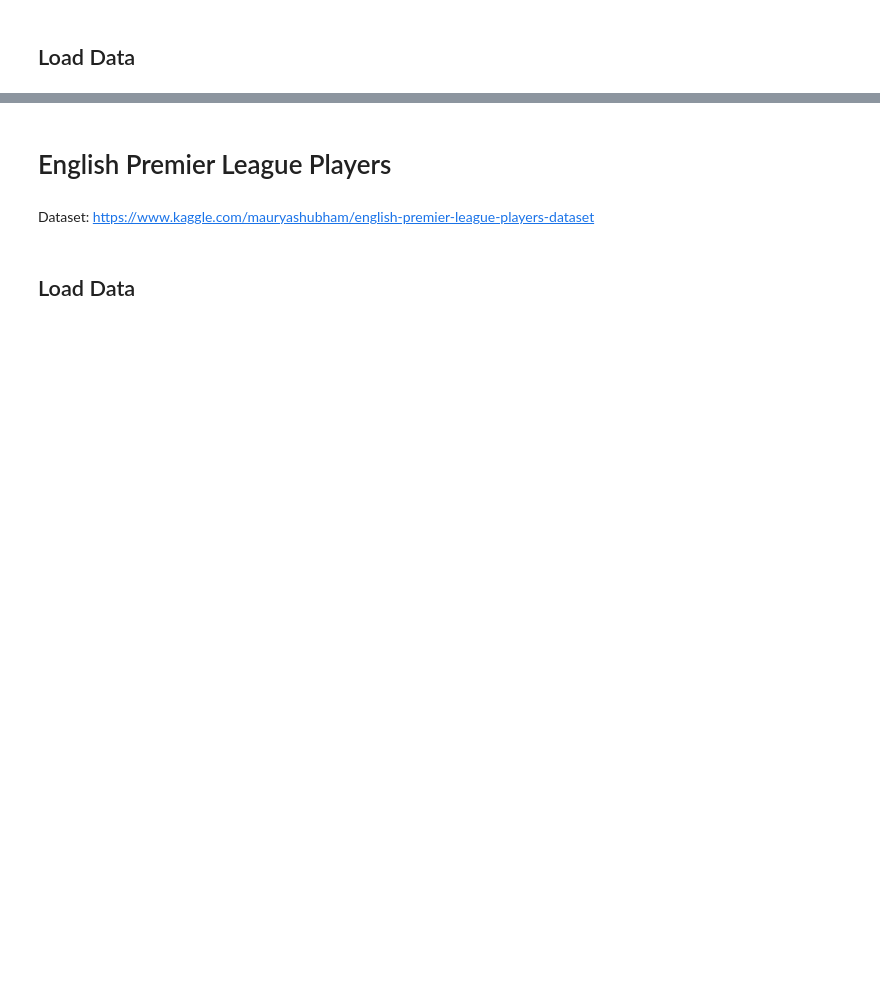
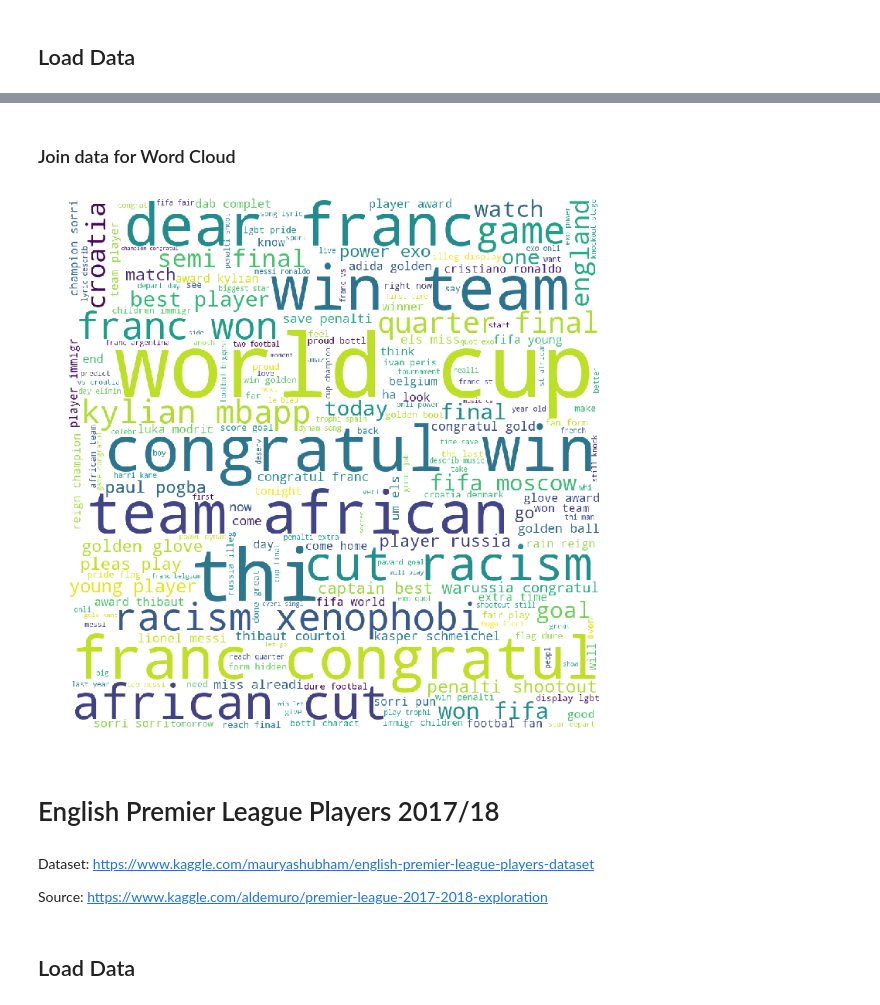
Before and after one commit to cristianl1251/sports-data-visualization, a Jupyter notebook: notebooks/meta-data.ipynb, the cells around one changed output, grey strips where cells are left out. Cells and saved outputs as stored; diff of their text form; code cells hidden in the pictures; blank space fills up the shorter version.

```diff
--- a/notebooks/meta-data.ipynb
+++ b/notebooks/meta-data.ipynb
@@ -62,0 +115,15 @@ df1.head(5)
+# %%
+def tokenize(text):
+    tokens = word_tokenize(text)
+    stems = stem_tokenize(tokens , stemmer)
+    return ' '.join(stems)
+#     return ' '.join(tokens)
+# %%
+corpus = []
+np.random.seed(10)
+idxs = list(np.random.randint(len(tweets), size=10000))
+
+for item in tweets[idxs]:
+    item = str(item).lower()
+    tokens = tokenize(item)
+    corpus.append(tokens)
@@ -63,7 +143,29 @@ df1.head(5)
+# %% [markdown]
+### Join data for Word Cloud
+# %%
+comment_words = ''
+
+for words in corpus:
+    comment_words = comment_words + words + ' '
+# %%
+wordcloud = WordCloud(width = 1000, height = 1000,
+                background_color ='white',
+                stopwords = STOPWORDS,
+                min_font_size = 10).generate(comment_words)
+# %%
+plt.figure(figsize = (10, 10), facecolor=None)
+plt.imshow(wordcloud)
+plt.axis("off")
+plt.tight_layout(pad = 0)
+plt.show()
+# %% [output]
+[figure, added]
 # %% [markdown]
-# English Premier League Players
+# English Premier League Players 2017/18
 # %% [markdown]
 Dataset: https://www.kaggle.com/mauryashubham/english-premier-league-players-dataset
+
+Source: https://www.kaggle.com/aldemuro/premier-league-2017-2018-exploration
 # %% [markdown]
 ## Load Data
 # %%
```
Also changed, not shown: parts of 30 cells of this notebook, 5 other files.
